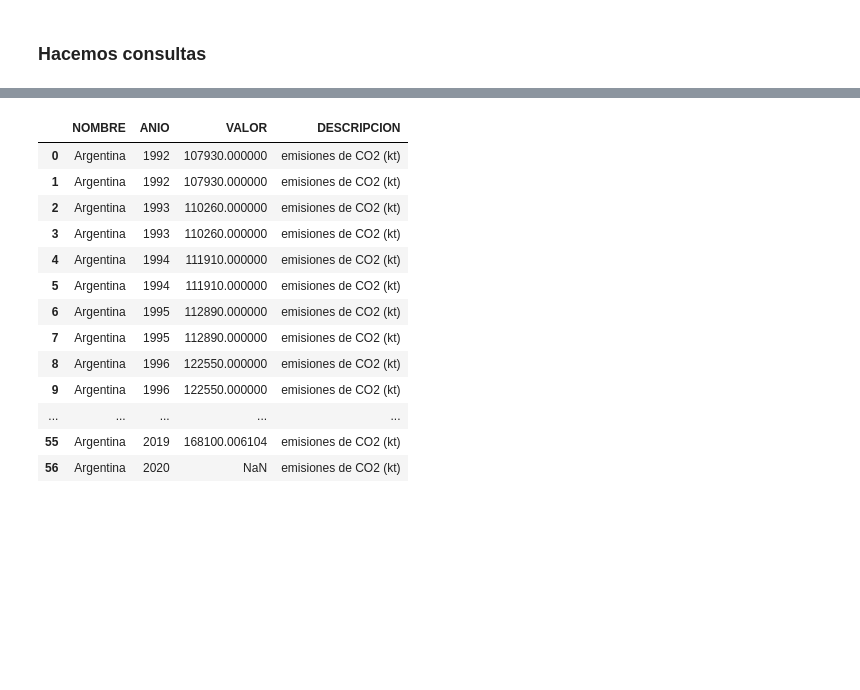
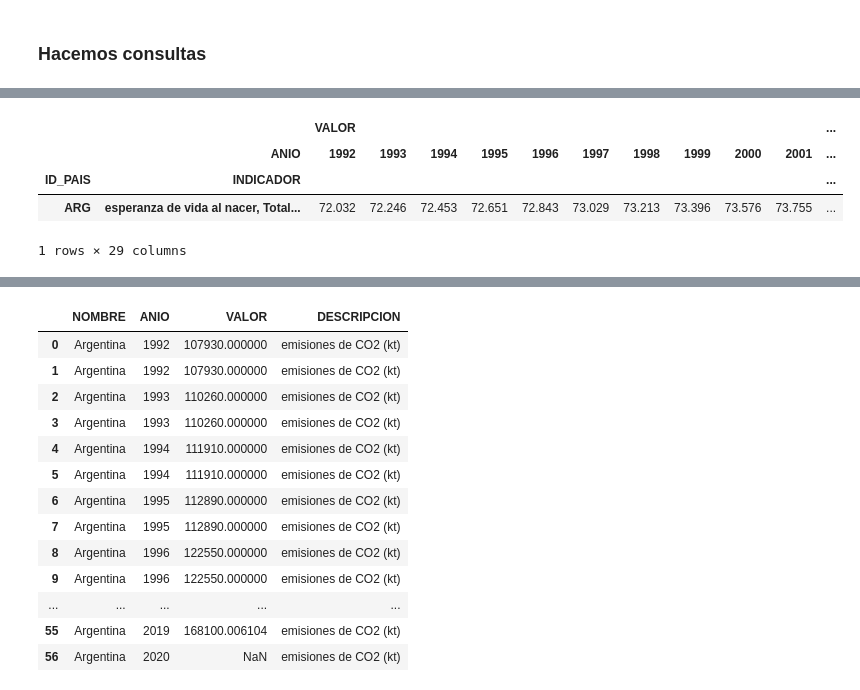
Before and after one commit to grupohenryds03/esperanza_vida, a Jupyter notebook: snowflake_DataLake.ipynb, the cells around one changed output, grey strips where cells are left out. Saved outputs shown, nothing was run; the diff lists cells and outputs as text; code cells hidden in the pictures; blank space fills up the shorter version.

```diff
--- a/snowflake_DataLake.ipynb
+++ b/snowflake_DataLake.ipynb
@@ -496,3 +599,11 @@ cnn = snowflake.connector.connect(
+# %%
+arg2
+# %% [output]
+|  |  | VALOR |  |  |  |  |  |  |  |  |  | ... |
+|  | ANIO | 1992 | 1993 | 1994 | 1995 | 1996 | 1997 | 1998 | 1999 | 2000 | 2001 | ... |
+| ID_PAIS | INDICADOR |  |  |  |  |  |  |  |  |  |  | ... |
+| ARG | esperanza de vida al nacer, Total... | 72.032 | 72.246 | 72.453 | 72.651 | 72.843 | 73.029 | 73.213 | 73.396 | 73.576 | 73.755 | ... |
+1 rows × 29 columns
 # %%
 #Consulta todos los países con indicador 2 --> Se hizo doble JOIN <--
 sql ="SELECT p.NOMBRE, e.ANIO, e.VALOR, i.CODIGO as INDICADOR FROM EV e JOIN PAIS p ON (e.ID_PAIS=p.ID_PAIS) JOIN INDICADOR i ON (e.ID_INDICADOR=i.ID_INDICADOR) WHERE e.ID_INDICADOR=2"
```
Also changed, not shown: parts of 12 cells of this notebook, 3 other files.
